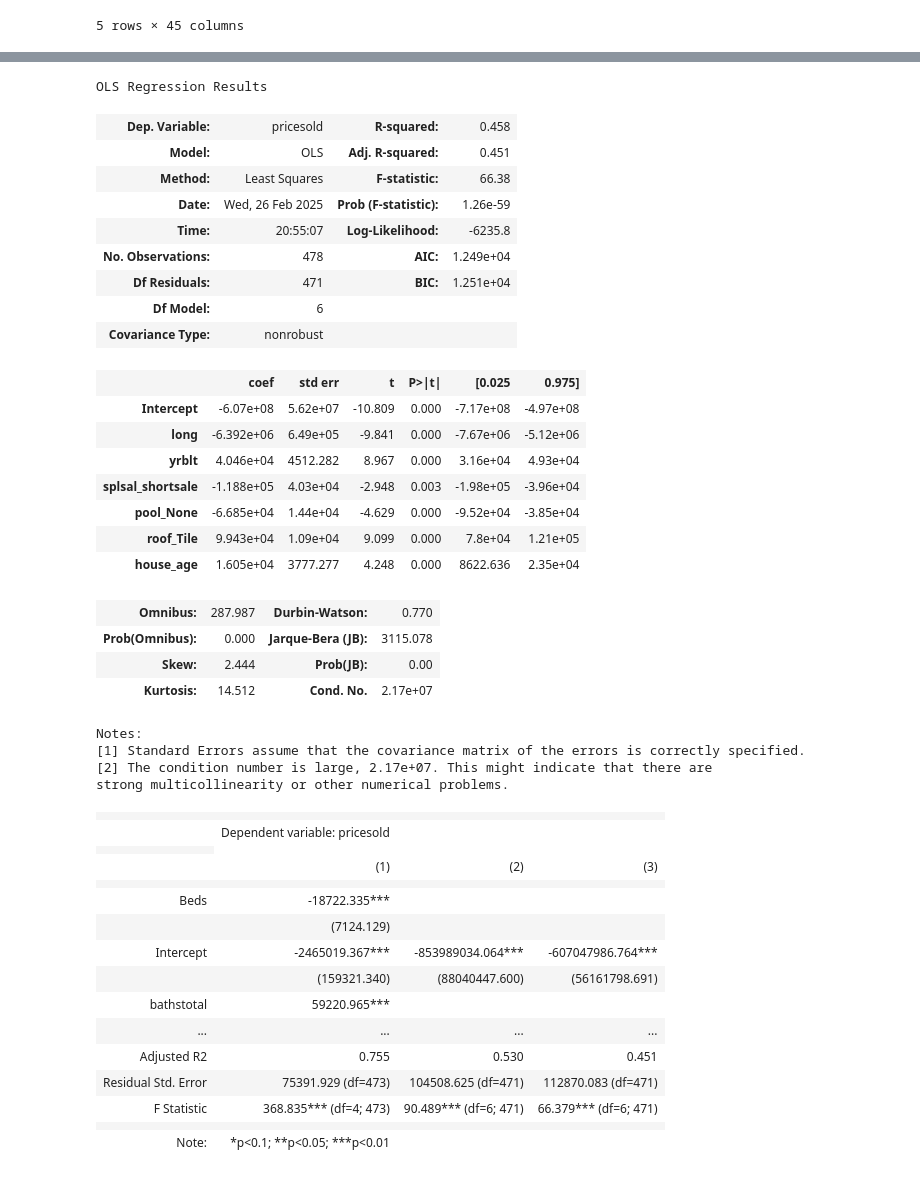
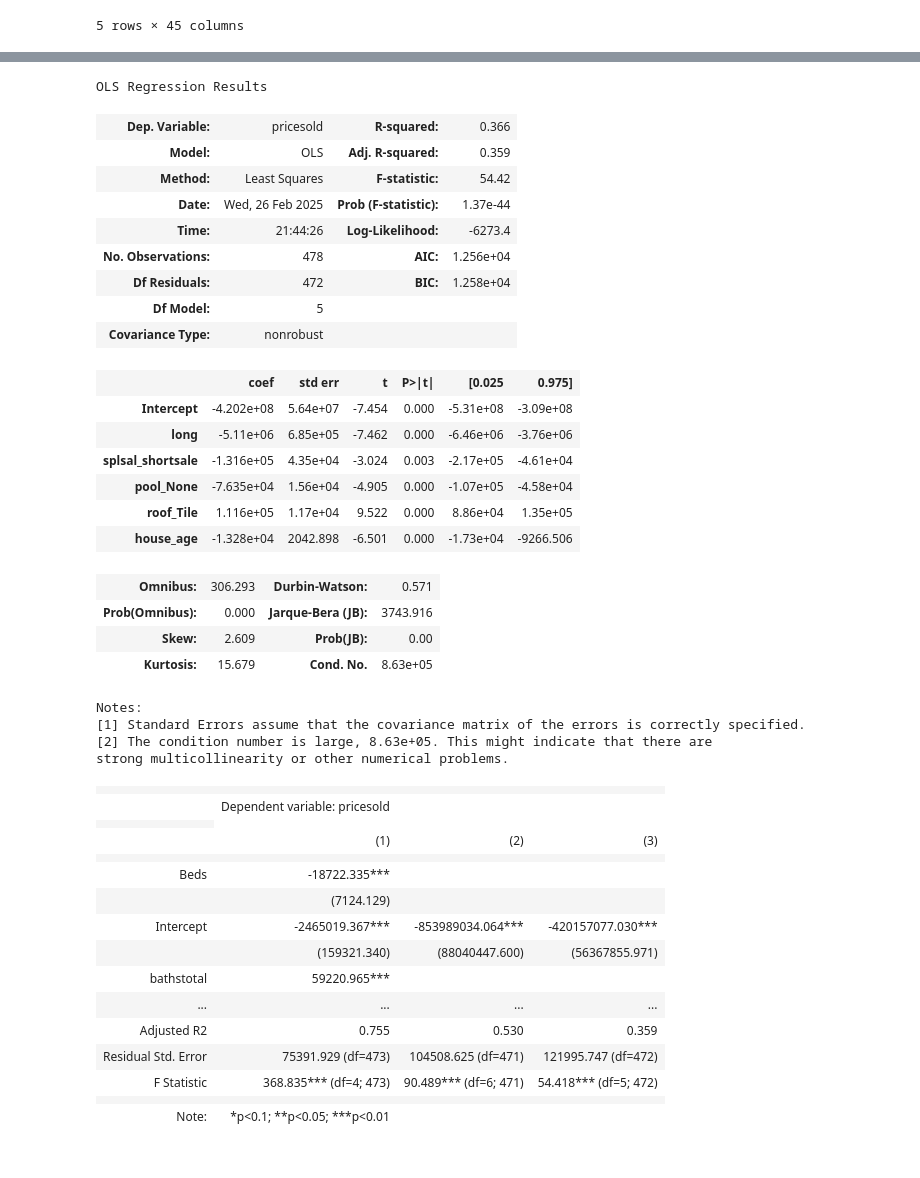
Before and after one commit to bombTechCoder/huntersGreen, a Jupyter notebook: scripts/predictSales.ipynb, the cells around one changed output, grey strips where cells are left out. Drawn from its saved outputs; the diff is of its cells as text; code cells hidden in the pictures.

Commit message:
models

```diff
--- a/scripts/predictSales.ipynb
+++ b/scripts/predictSales.ipynb
@@ -140,35 +140,34 @@ Notes:
 [2] The condition number is large, 3.68e+07. This might indicate that there are
 strong multicollinearity or other numerical problems.
 # %%
-model3 = smf.ols(formula='pricesold ~ long + yrblt + splsal_shortsale + pool_None + roof_Tile + house_age', data=df).fit()
+model3 = smf.ols(formula='pricesold ~ long + splsal_shortsale + pool_None + roof_Tile + house_age', data=df).fit()
 
 display(model3.summary())
 # %% [output]
 OLS Regression Results
-| Dep. Variable: | pricesold | R-squared: | 0.458 |
-| Model: | OLS | Adj. R-squared: | 0.451 |
-| Method: | Least Squares | F-statistic: | 66.38 |
-| Date: | Wed, 26 Feb 2025 | Prob (F-statistic): | 1.26e-59 |
-| Time: | 20:55:07 | Log-Likelihood: | -6235.8 |
-| No. Observations: | 478 | AIC: | 1.249e+04 |
-| Df Residuals: | 471 | BIC: | 1.251e+04 |
-| Df Model: | 6 |  |  |
+| Dep. Variable: | pricesold | R-squared: | 0.366 |
+| Model: | OLS | Adj. R-squared: | 0.359 |
+| Method: | Least Squares | F-statistic: | 54.42 |
+| Date: | Wed, 26 Feb 2025 | Prob (F-statistic): | 1.37e-44 |
+| Time: | 21:44:26 | Log-Likelihood: | -6273.4 |
+| No. Observations: | 478 | AIC: | 1.256e+04 |
+| Df Residuals: | 472 | BIC: | 1.258e+04 |
+| Df Model: | 5 |  |  |
 | Covariance Type: | nonrobust |  |  |
 |  | coef | std err | t | P>|t| | [0.025 | 0.975] |
-| Intercept | -6.07e+08 | 5.62e+07 | -10.809 | 0.000 | -7.17e+08 | -4.97e+08 |
-| long | -6.392e+06 | 6.49e+05 | -9.841 | 0.000 | -7.67e+06 | -5.12e+06 |
-| yrblt | 4.046e+04 | 4512.282 | 8.967 | 0.000 | 3.16e+04 | 4.93e+04 |
-| splsal_shortsale | -1.188e+05 | 4.03e+04 | -2.948 | 0.003 | -1.98e+05 | -3.96e+04 |
-| pool_None | -6.685e+04 | 1.44e+04 | -4.629 | 0.000 | -9.52e+04 | -3.85e+04 |
-| roof_Tile | 9.943e+04 | 1.09e+04 | 9.099 | 0.000 | 7.8e+04 | 1.21e+05 |
-| house_age | 1.605e+04 | 3777.277 | 4.248 | 0.000 | 8622.636 | 2.35e+04 |
+| Intercept | -4.202e+08 | 5.64e+07 | -7.454 | 0.000 | -5.31e+08 | -3.09e+08 |
+| long | -5.11e+06 | 6.85e+05 | -7.462 | 0.000 | -6.46e+06 | -3.76e+06 |
+| splsal_shortsale | -1.316e+05 | 4.35e+04 | -3.024 | 0.003 | -2.17e+05 | -4.61e+04 |
+| pool_None | -7.635e+04 | 1.56e+04 | -4.905 | 0.000 | -1.07e+05 | -4.58e+04 |
+| roof_Tile | 1.116e+05 | 1.17e+04 | 9.522 | 0.000 | 8.86e+04 | 1.35e+05 |
+| house_age | -1.328e+04 | 2042.898 | -6.501 | 0.000 | -1.73e+04 | -9266.506 |
-| Omnibus: | 287.987 | Durbin-Watson: | 0.770 |
-| Prob(Omnibus): | 0.000 | Jarque-Bera (JB): | 3115.078 |
-| Skew: | 2.444 | Prob(JB): | 0.00 |
-| Kurtosis: | 14.512 | Cond. No. | 2.17e+07 |
+| Omnibus: | 306.293 | Durbin-Watson: | 0.571 |
+| Prob(Omnibus): | 0.000 | Jarque-Bera (JB): | 3743.916 |
+| Skew: | 2.609 | Prob(JB): | 0.00 |
+| Kurtosis: | 15.679 | Cond. No. | 8.63e+05 |
 Notes:
 [1] Standard Errors assume that the covariance matrix of the errors is correctly specified.
-[2] The condition number is large, 2.17e+07. This might indicate that there are
+[2] The condition number is large, 8.63e+05. This might indicate that there are
 strong multicollinearity or other numerical problems.
 # %%
 stargazer = Stargazer([model1, model2, model3])
@@ -183,13 +182,13 @@ display(HTML(html))
 |  |  |  |  |
 | Beds | -18722.335*** |  |  |
 |  | (7124.129) |  |  |
-| Intercept | -2465019.367*** | -853989034.064*** | -607047986.764*** |
-|  | (159321.340) | (88040447.600) | (56161798.691) |
+| Intercept | -2465019.367*** | -853989034.064*** | -420157077.030*** |
+|  | (159321.340) | (88040447.600) | (56367855.971) |
 | bathstotal | 59220.965*** |  |  |
 | ... | ... | ... | ... |
-| Adjusted R2 | 0.755 | 0.530 | 0.451 |
-| Residual Std. Error | 75391.929 (df=473) | 104508.625 (df=471) | 112870.083 (df=471) |
-| F Statistic | 368.835*** (df=4; 473) | 90.489*** (df=6; 471) | 66.379*** (df=6; 471) |
+| Adjusted R2 | 0.755 | 0.530 | 0.359 |
+| Residual Std. Error | 75391.929 (df=473) | 104508.625 (df=471) | 121995.747 (df=472) |
+| F Statistic | 368.835*** (df=4; 473) | 90.489*** (df=6; 471) | 54.418*** (df=5; 472) |
 |  |  |  |  |
 | Note: | *p<0.1; **p<0.05; ***p<0.01 |  |  |
 # %%
```
Also changed, not shown: parts of 6 cells of this notebook.
